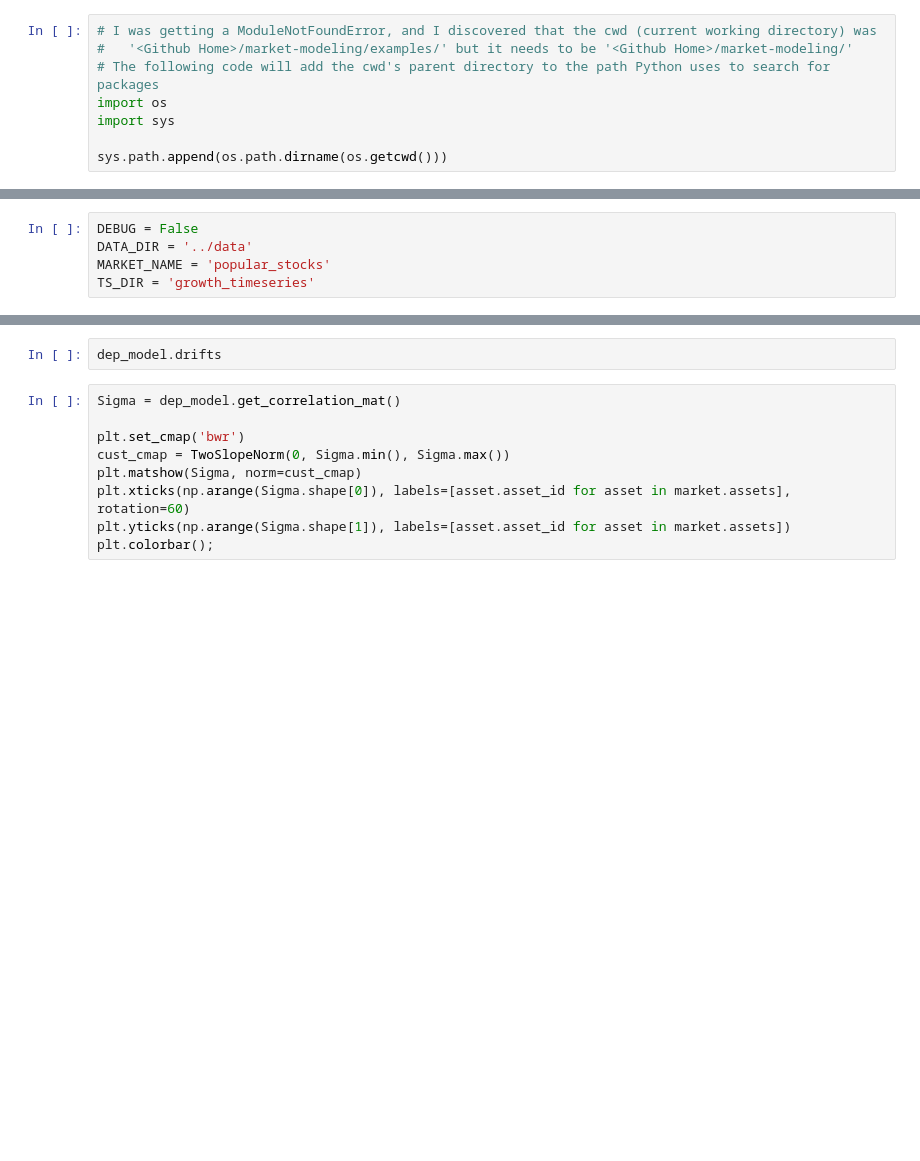
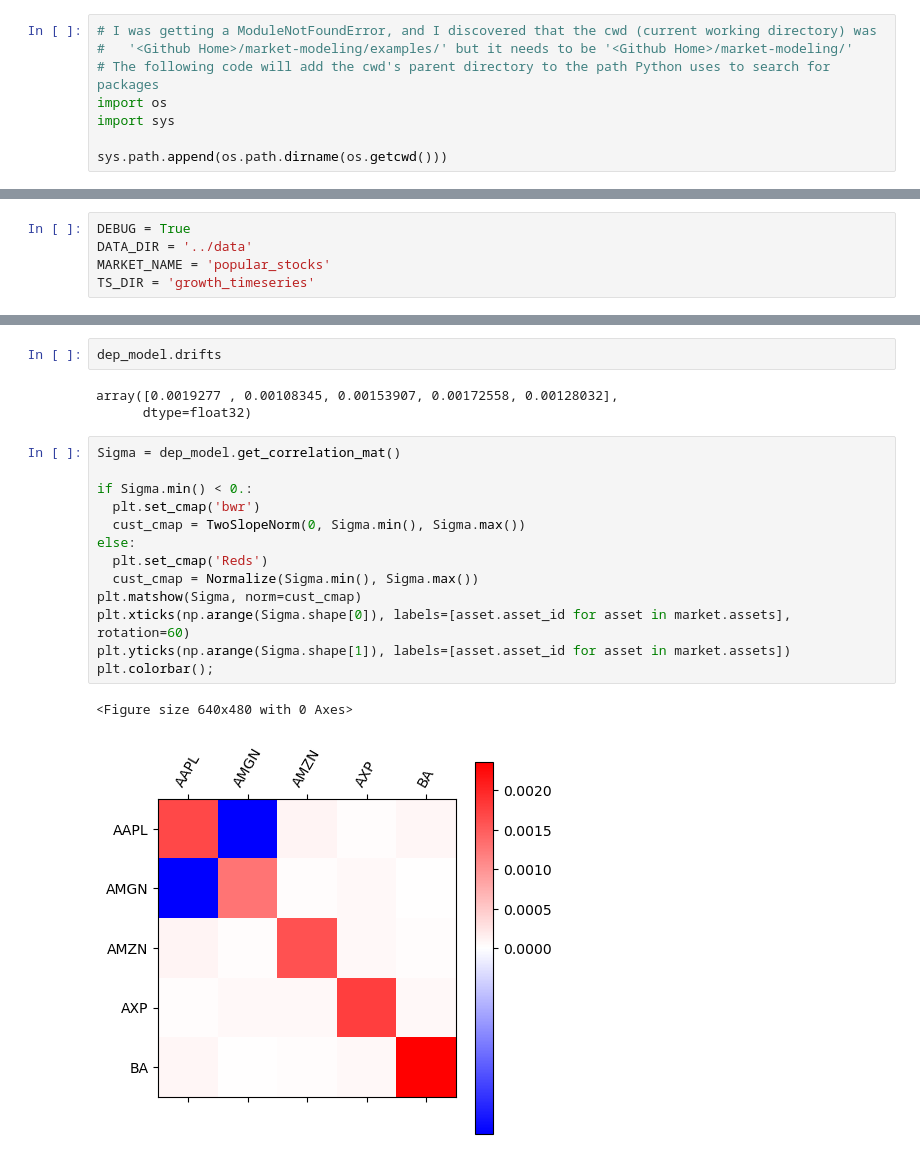
Before and after one commit to Krishna-Saxena/market-modeling, a Jupyter notebook: examples/xr_market_dep_model.ipynb, the cells around one changed output, grey strips where cells are left out. Drawn from its saved outputs; the diff is of its cells as text; blank space fills up the shorter version.

```diff
--- a/examples/xr_market_dep_model.ipynb
+++ b/examples/xr_market_dep_model.ipynb
@@ -26,7 +25,7 @@ import xarray as xr
 %load_ext autoreload
 %autoreload 2
 # %%
-DEBUG = False
+DEBUG = True
 DATA_DIR = '../data'
 MARKET_NAME = 'popular_stocks'
 TS_DIR = 'growth_timeseries'
@@ -65,11 +67,21 @@ dep_model.estimate_parameters()
 # %%
 dep_model.drifts
+# %% [output]
+array([0.0019277 , 0.00108345, 0.00153907, 0.00172558, 0.00128032],
+      dtype=float32)
 # %%
 Sigma = dep_model.get_correlation_mat()
 
-plt.set_cmap('bwr')
-cust_cmap = TwoSlopeNorm(0, Sigma.min(), Sigma.max())
+if Sigma.min() < 0.:
+  plt.set_cmap('bwr')
+  cust_cmap = TwoSlopeNorm(0, Sigma.min(), Sigma.max())
+else:
+  plt.set_cmap('Reds')
+  cust_cmap = Normalize(Sigma.min(), Sigma.max())
 plt.matshow(Sigma, norm=cust_cmap)
 plt.xticks(np.arange(Sigma.shape[0]), labels=[asset.asset_id for asset in market.assets], rotation=60)
 plt.yticks(np.arange(Sigma.shape[1]), labels=[asset.asset_id for asset in market.assets])
 plt.colorbar();
+# %% [output]
+<Figure size 640x480 with 0 Axes>
+[figure, added]
```
Also changed, not shown: parts of 7 cells of this notebook, 18 other files.
